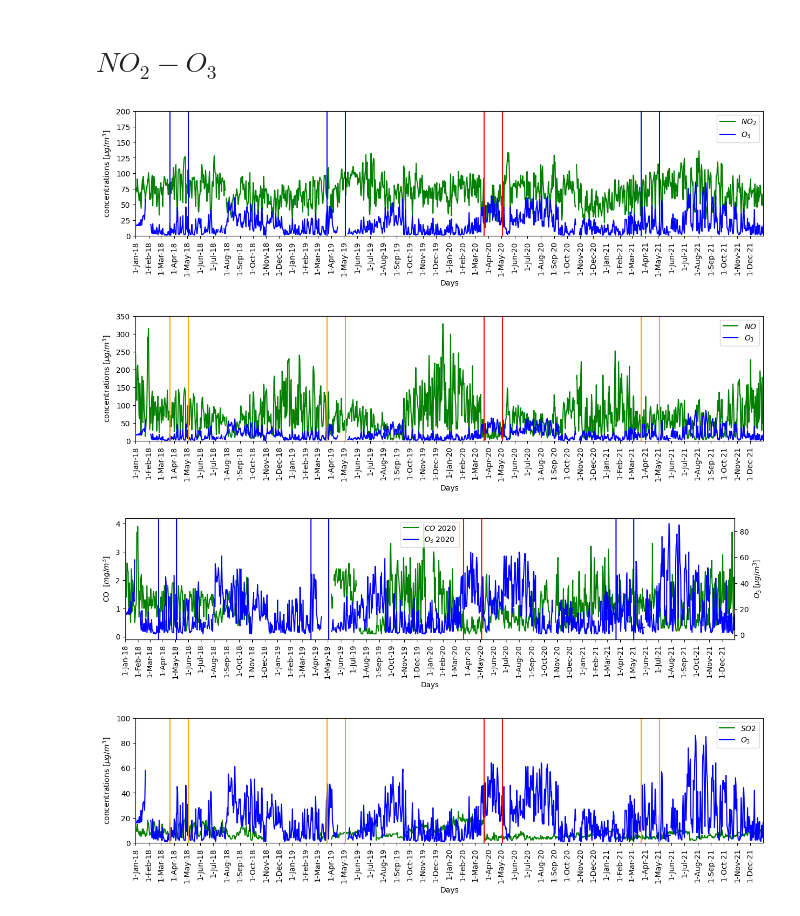
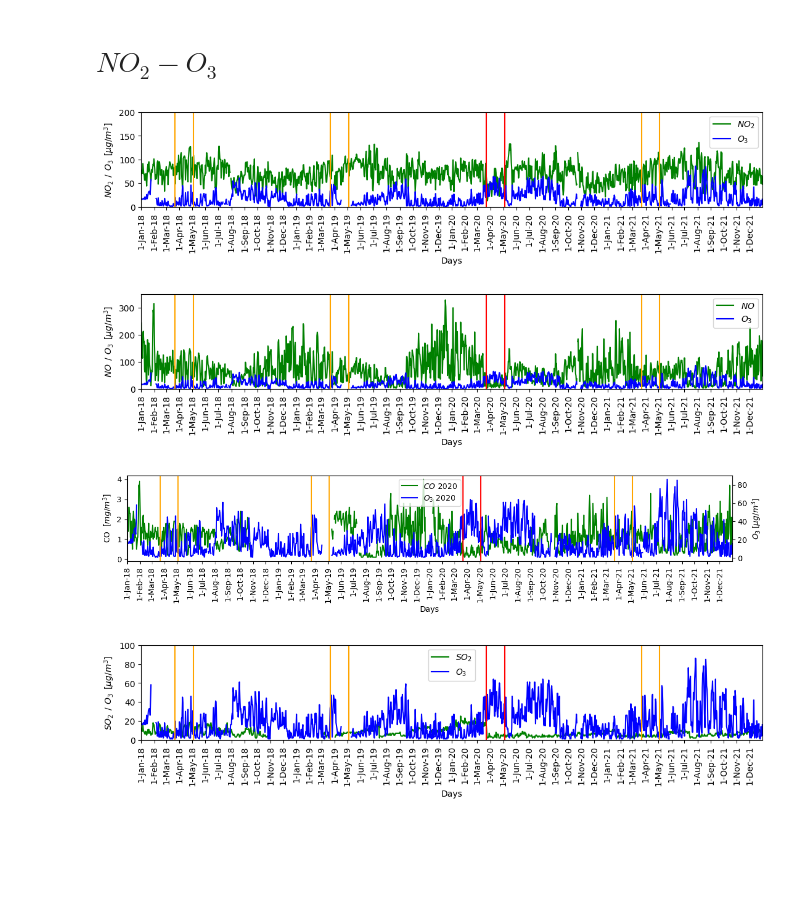
Before and after one commit to costpetrides/Air-pollution-COVID-19-impact, a Jupyter notebook: Yearly/PAT.ipynb, the cells around one changed output. Drawn from its saved outputs; the diff is of its cells as text; code cells hidden in the pictures; blank space fills up the shorter version.

```diff
--- a/Yearly/PAT.ipynb
+++ b/Yearly/PAT.ipynb
@@ -487,10 +487,10 @@ plt.show()
 # %% [markdown]
 # **$NO_{2} - O_{3}$**
 # %%
-plt.figure(figsize=(15,3))
+plt.figure(figsize=(13,2))
 
 plt.xlabel('Days')
-plt.ylabel('concentrations $[μg/m^{3}]$')
+plt.ylabel('$ NO_{2} \:\: / \:\: O_{3} \:\:  [μg/m^{3}]$')
 
 
 x=[]
@@ -498,45 +498,45 @@ for i in df['NO2']:
   if i==0:
     x+=[None]
   else:
     x+=[i]
 
 y=[]
 for i in df['O3']:
   if i==0:
     y+=[None]
   else:
     y+=[i]
 
 plt.plot(df['DAY'], x, 'g', label='$NO_{2}$')
 plt.plot(df['DAY'], y, 'b', label='$O_{3}$')
 plt.legend()
 
 plt.xticks(['1-Jan-18','1-Feb-18','1-Mar-18','1-Apr-18','1-May-18','1-Jun-18','1-Jul-18','1-Aug-18','1-Sep-18','1-Oct-18','1-Nov-18','1-Dec-18','1-Jan-19','1-Feb-19','1-Mar-19','1-Apr-19','1-May-19','1-Jun-19','1-Jul-19','1-Aug-19','1-Sep-19','1-Oct-19','1-Nov-19','1-Dec-19','1-Jan-20','1-Feb-20','1-Mar-20','1-Apr-20','1-May-20','1-Jun-20','1-Jul-20','1-Aug-20','1-Sep-20','1-Oct-20','1-Nov-20','1-Dec-20' , '1-Jan-21', '1-Feb-21','1-Mar-21','1-Apr-21','1-May-21','1-Jun-21','1-Jul-21','1-Aug-21','1-Sep-21','1-Oct-21','1-Nov-21','1-Dec-21'])
 plt.xticks(rotation=90)
 plt.xlim('1-Jan-18' ,'31-Dec-21')
 plt.ylim(0,200)
 
-plt.axvline(x='22-Mar-18' ,color='b')
-plt.axvline(x='4-May-18' ,color='b')
+plt.axvline(x='22-Mar-18' ,color='orange')
+plt.axvline(x='4-May-18' ,color='orange')
 
-plt.axvline(x='22-Mar-19' ,color='b')
-plt.axvline(x='4-May-19' ,color='b')
+plt.axvline(x='22-Mar-19' ,color='orange')
+plt.axvline(x='4-May-19' ,color='orange')
 
 plt.axvline(x='22-Mar-20' ,color='r')
 plt.axvline(x='4-May-20' ,color='r')
 
-plt.axvline(x='22-Mar-21' ,color='b')
-plt.axvline(x='4-May-21' ,color='b')
+plt.axvline(x='22-Mar-21' ,color='orange')
+plt.axvline(x='4-May-21' ,color='orange')
 plt.xticks(rotation=90)
 
 plt.show()
 # %% [output]
-[figure, old version]
+[figure, new version]
 # %%
-plt.figure(figsize=(15,3))
+plt.figure(figsize=(13,2))
 
 plt.xlabel('Days')
-plt.ylabel('concentrations $[μg/m^{3}]$')
+plt.ylabel('$ NO \:\: / \:\: O_{3} \:\:  [μg/m^{3}]$')
 
 
 x=[]
@@ -577,9 +577,9 @@ plt.xticks(rotation=90)
 
 plt.show()
 # %% [output]
-[figure, old version]
+[figure, new version]
 # %%
-fig,ax = plt.subplots(figsize=(15, 3))
+fig,ax = plt.subplots(figsize=(14, 2))
 
 x=[]
 for i in df['CO']:
@@ -607,21 +607,20 @@ plt.xticks(['1-Jan-18','1-Feb-18','1-Mar-18','1-Apr-18','1-May-18','1-Jun-18','1
 plt.xticks(rotation=90)
 plt.xlim('1-Jan-18' ,'31-Dec-21')
 
-plt.axvline(x='4-May' ,color='r')
-plt.axvline(x='22-Mar' ,color='r')
+
 plt.xticks(rotation=90)
 
-plt.axvline(x='22-Mar-18' ,color='b')
-plt.axvline(x='4-May-18' ,color='b')
+plt.axvline(x='22-Mar-18' ,color='orange')
+plt.axvline(x='4-May-18' ,color='orange')
 
-plt.axvline(x='22-Mar-19' ,color='b')
-plt.axvline(x='4-May-19' ,color='b')
+plt.axvline(x='22-Mar-19' ,color='orange')
+plt.axvline(x='4-May-19' ,color='orange')
 
 plt.axvline(x='22-Mar-20' ,color='r')
 plt.axvline(x='4-May-20' ,color='r')
 
-plt.axvline(x='22-Mar-21' ,color='b')
-plt.axvline(x='4-May-21' ,color='b')
+plt.axvline(x='22-Mar-21' ,color='orange')
+plt.axvline(x='4-May-21' ,color='orange')
 
 ax.set_xlabel('Days')
 ax.set_ylabel(r"CO  $[mg/m^{3}$]")
@@ -632,12 +631,12 @@ ax2.legend(lines + lines2, labels + labels2, loc=0)
 
 plt.show()
 # %% [output]
-[figure, old version]
+[figure, new version]
 # %%
-plt.figure(figsize=(15,3))
+plt.figure(figsize=(13,2))
 
 plt.xlabel('Days')
-plt.ylabel('concentrations $[μg/m^{3}]$')
+plt.ylabel('$SO_{2} \:\: / \:\: O_{3} \:\:  [μg/m^{3}]$')
 
 
 x=[]
@@ -654,7 +653,7 @@ for i in df['O3']:
   else:
     y+=[i]
 
-plt.plot(df['DAY'], x, 'g', label='$SO2$')
+plt.plot(df['DAY'], x, 'g', label='$SO_{2}$')
 plt.plot(df['DAY'], y, 'b', label='$O_{3}$')
 plt.legend()
 
@@ -678,4 +677,4 @@ plt.xticks(rotation=90)
 
 plt.show()
 # %% [output]
-[figure, old version]
+[figure, new version]
```
